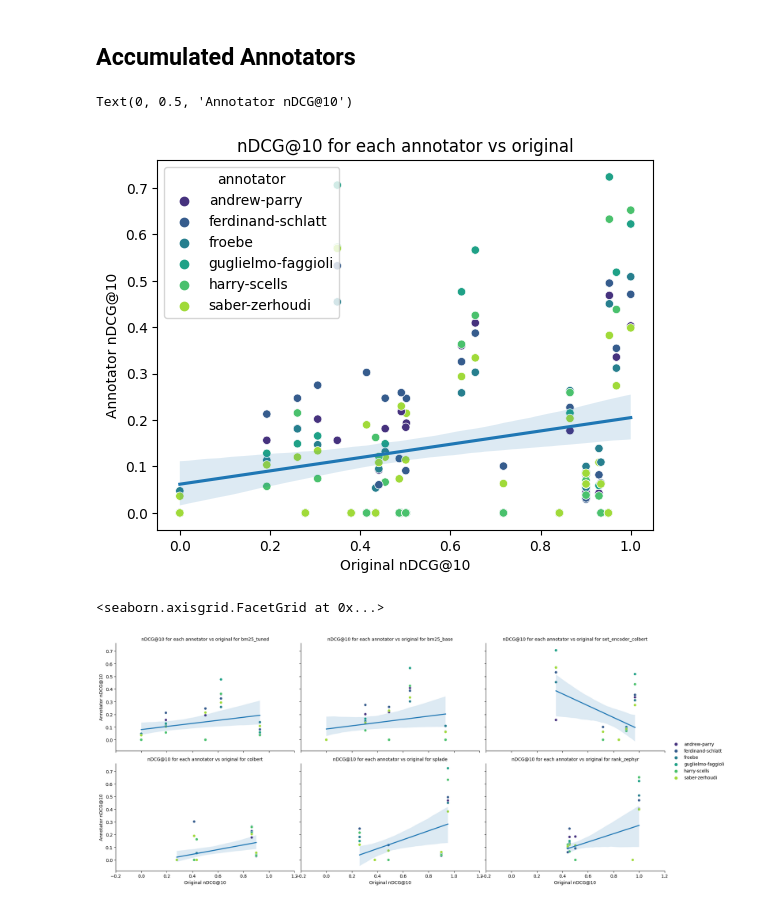
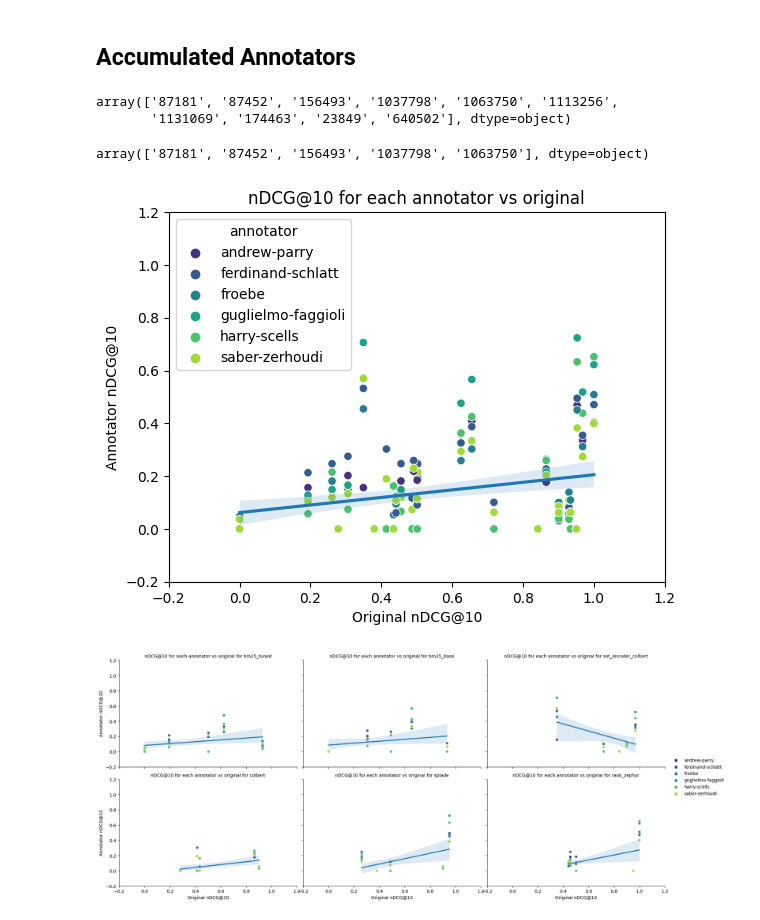
Before and after one commit to Parry-Parry/sigir25-annotation, a Jupyter notebook: analysis/annotator.ipynb, the cells around one changed output. Drawn from its saved outputs; the diff is of its cells as text; code cells hidden in the pictures.

```diff
--- a/analysis/annotator.ipynb
+++ b/analysis/annotator.ipynb
@@ -17,6 +17,7 @@ if not pt.started():
 # %%
 DATASET = "msmarco-passage/trec-dl-2019/judged"
 qrel_directory = '../judgments/pilot-round-01/qrels/'
+annotation_directory = '../judgments/pilot-round-01/doccano/'
 # %%
 
 dataset = irds.load(DATASET)
@@ -31,3 +32,16 @@ for file in os.listdir(qrel_directory):
         all_qrels.append(qrels)
 
 all_qrels = pd.concat(all_qrels)
+# %%
+all_comments = []
+for file in os.listdir(annotation_directory):
+    if file.endswith('.jsonl'):
+        comments = pd.read_json(annotation_directory + file, lines=True)
+        annotator = file.replace('.jsonl', '')
+        comments['annotator'] = annotator
+        # filter in case that comments 'Comments' column is an empty list
+        comments = comments[comments['Comments'].apply(lambda x: len(x) > 0)]
+        all_comments.append(comments)
+
+all_comments = pd.concat(all_comments)[['text', 'annotator', 'label', 'Comments']]
+all_comments['label'] = all_comments['label'].apply(lambda x: x[0])
@@ -759,6 +815,11 @@ for run_name, run in runs.items():
         accumulated_frame.append(result)
 
 accumulated_df = pd.DataFrame(accumulated_frame)
+# %%
+each_annotator_df.query_id.unique()
+# %% [output]
+array(['87181', '87452', '156493', '1037798', '1063750', '1113256',
+       '1131069', '174463', '23849', '640502'], dtype=object)
 # %%
 # filter to nDCG@10
 
@@ -768,18 +829,24 @@ each_annotator_ndcg = each_annotator_df[each_annotator_df['metric'] == 'nDCG@10'
 # merge with original ndcg
 
 each_annotator_ndcg = each_annotator_ndcg.merge(original_ndcg, on=['query_id', 'run_name'], suffixes=('_annotator', '_original'))
+# %%
+each_annotator_ndcg.query_id.unique()
+# %% [output]
+array(['87181', '87452', '156493', '1037798', '1063750'], dtype=object)
 # %%
 # scatter plot of nDCG@10 for each annotator vs original
 _each_annotator_ndcg = each_annotator_ndcg[each_annotator_ndcg.annotator != 'ground-truth'].copy()
 ax = sns.scatterplot(data=_each_annotator_ndcg, x='value_original', y='value_annotator', hue='annotator', palette='viridis')
 # add line of best fit
 sns.regplot(data=_each_annotator_ndcg, x='value_original', y='value_annotator', scatter=False)
+ax.set(xlim=(-0.2, 1.2))
+ax.set(ylim=(-0.2, 1.2))
 ax.set_title('nDCG@10 for each annotator vs original')
 ax.set_xlabel('Original nDCG@10')
 ax.set_ylabel('Annotator nDCG@10')
+plt.savefig('plots/ndcg10_each_annotator_vs_original.svg', format='svg')
 # %% [output]
-Text(0, 0.5, 'Annotator nDCG@10')
-[figure, old version]
+[figure, new version]
 # %%
 # facets over runs with scatter plot of nDCG@10 for each annotator vs original, increase spacing
 
@@ -789,10 +856,11 @@ g.map(sns.scatterplot, 'value_original', 'value_annotator', 'annotator', palette
 g.map(sns.regplot, 'value_original', 'value_annotator', scatter=False)
 # set x range to be the same for all plots
 g.set(xlim=(-0.2, 1.2))
+g.set(ylim=(-0.2, 1.2))
 g.set_titles('nDCG@10 for each annotator vs original for {col_name}')
 g.set_xlabels('Original nDCG@10')
 g.set_ylabels('Annotator nDCG@10')
 g.add_legend()
+plt.savefig('plots/ndcg10_each_annotator_vs_original_facets.svg', format='svg')
 # %% [output]
-<seaborn.axisgrid.FacetGrid at 0x...>
-[figure, old version]
+[figure, new version]
```
Also changed, not shown: parts of 14 cells of this notebook, 10 other files.
